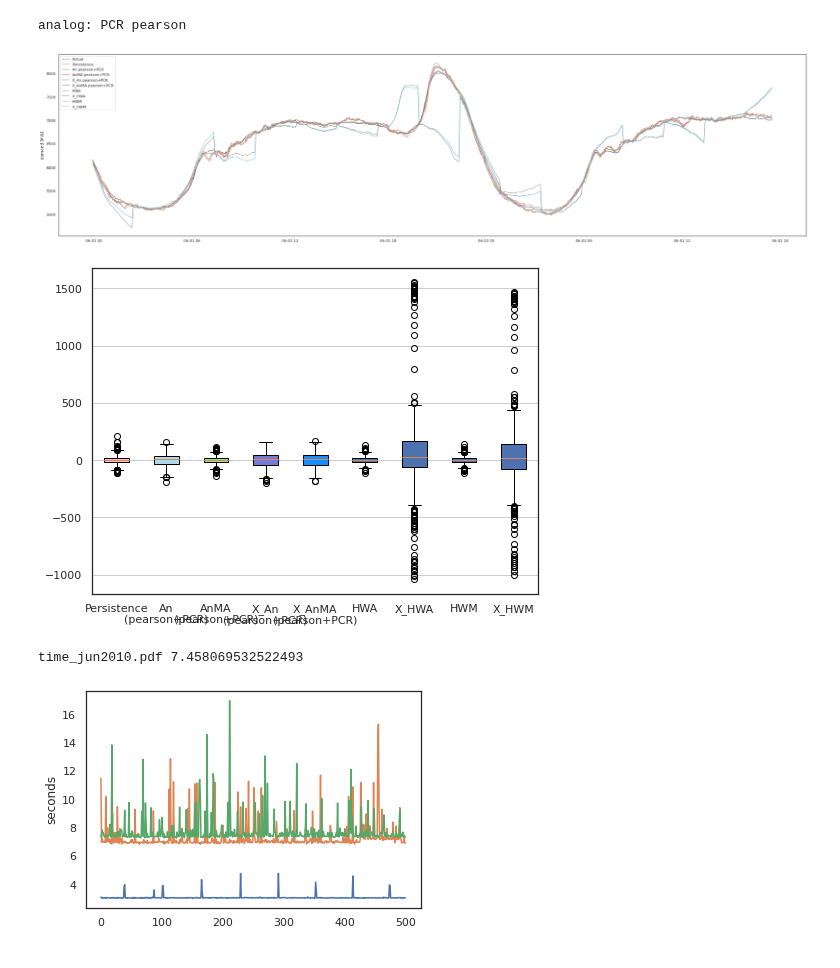
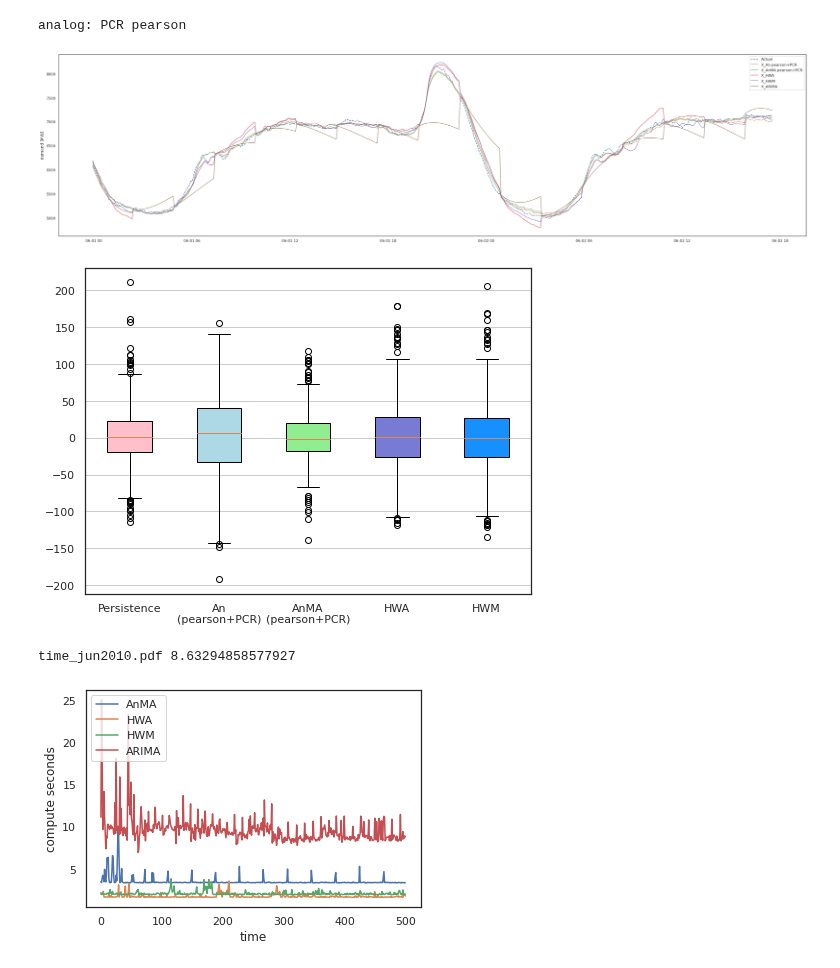
Before and after one commit to urieliram/analog, a Jupyter notebook: sandbox.ipynb, the cells around one changed output. Drawn from its saved outputs; the diff is of its cells as text; code cells hidden in the pictures.

```diff
--- a/sandbox.ipynb
+++ b/sandbox.ipynb
@@ -744,6 +801,7 @@ forecastHWA_   = []
 forecastX_HWA_ = []
 n_p            = n_p  ## Number of periods per step
 nfail          = 0
+dias           = 28
 
 for to,tt,tf in positions_test:
   j = 0
@@ -751,6 +809,7 @@ for to,tt,tf in positions_test:
   for i in range(tt,tf,1):
     vsele = vsele ## Number of periods in a window
     X_train = serie1[to+j:tt+j]
+    X_train = X_train[-dias*vsele:-1] ## funcionó bien con 28 dias atras
     t_o = time.time()
     try:
       pred_ = HoltWinters(X_train,vsele,option='Additive')
@@ -784,6 +843,7 @@ forecastHWM_   = []
 forecastX_HWM_ = []
 n_p            = n_p  ## Number of periods per step
 nfail          = 0
+dias           = 28
 
 for to,tt,tf in positions_test:
   j = 0
@@ -791,6 +851,7 @@ for to,tt,tf in positions_test:
   for i in range(tt,tf,1):
     vsele = vsele ## Number of periods in a window
     X_train = serie1[to+j:tt+j]
+    X_train = X_train[-dias*vsele:-1] ## funcionó bien con 28 dias atras
     t_o = time.time()
     try:
       pred_ = HoltWinters(X_train,vsele,option='Multiplicative') ##'Additive' 'Multiplicative' 'Additive Dam' 'Multiplicative Dam'
@@ -821,7 +882,7 @@ print('>>>Number of forecasts not calculated:', nfail)
 # %% [markdown]
 ## AnMA Analog
 # %%
-time_           = []
+timeAn_           = []
 forecastAn_     = []
 forecastAnMA_   = []
 forecastX_An_   = []
@@ -860,8 +921,8 @@ for to,tt,tf in positions_test:
             c = tt + j - min(j,vsele)
             d = tt + j
             array2 = np.array(serie1[c:d])
-            epsilon = np.subtract(array1,array2) ## Errores del primer pronóstico
-            ar = AutoReg(epsilon, lags=n_p).fit()
+            epsilon = np.subtract(array1,array2)  ## Errores del primer pronóstico
+            ar = AutoReg(epsilon, lags=int(n_p/2)).fit() ## Ajuste de los últimos n_p/2
             delta = ar.forecast(1)
             MA_ = pred_list[0:1] - delta
             forecastAnMA_.extend(MA_)
@@ -877,7 +938,7 @@ for to,tt,tf in positions_test:
                 s=0
             forecastAnMA_ = forecastAn_
 
-        time_.append(time.time() - t_o)
+        timeAn_.append(time.time() - t_o)
         j = j + 1
         s = s + 1
 
@@ -889,7 +950,7 @@ for to,tt,tf in positions_test:
         forecastAnMA_   = forecastAnMA_[  0:end]
         forecastX_AnMA_ = forecastX_AnMA_[0:end]
         forecastX_An_   = forecastX_An_[  0:end]
-print('>>>Number of forecasts not calculated:', nfail)
+print('>>> Number of forecasts not calculated:', nfail)
 # %%
 date_i = df_5.reset_index().iloc[tt].Date
 print('analog:',typereg,typedist)
@@ -899,15 +960,17 @@ analog: PCR pearson
 df_results = pd.DataFrame({
   'datetime'          : pd.date_range(date_i, periods=len(test_), freq="5T"),
   'Actual'            : test_,
-  'Persistence'       : forecastp_,
-  'An '    +typedist+'+'+typereg: forecastAn_,
-  'AnMA '  +typedist+'+'+typereg: forecastAnMA_,
+  # 'Persistence'       : forecastp_,
+  # 'An '    +typedist+'+'+typereg: forecastAn_,
+  # 'AnMA '  +typedist+'+'+typereg: forecastAnMA_,
+  # 'HWA '                         : forecastHWA_,
+  # 'HWM '                         : forecastHWM_,
+  # 'ARIMA '                       : forecastARIMA_,
   'X_An '  +typedist+'+'+typereg: forecastX_An_,
   'X_AnMA '+typedist+'+'+typereg: forecastX_AnMA_,
-  'HWA '                         : forecastHWA_,
   'X_HWA '                       : forecastX_HWA_,
-  'HWM '                         : forecastHWM_,
   'X_HWM '                       : forecastX_HWM_,
+  'X_ARIMA '                     : forecastX_ARIMA_,
 })
 df_results = df_results.set_index('datetime')
 
@@ -925,7 +988,7 @@ plt.ylabel('demand (MW)')
 plt.savefig('series_'+monthyear+'.pdf')
 plt.show()
 # %% [output]
-[figure, old version]
+[figure, new version]
 # %%
 a=0; b=2000
 mae_p  = mean_absolute_error(test_[a:b],forecastp_[a:b])
@@ -966,10 +1037,12 @@ bias_xhwm = bias.bias(test_[a:b],forecastX_HWM_[a:b])
 # %%
+## One-period
 d      = typedist
 m      = typereg
-data   = [diff(test_,forecastp_), diff(test_,forecastAn_), diff(test_,forecastAnMA_), diff(test_,forecastX_An_), diff(test_,forecastX_AnMA_),
-          diff(test_,forecastHWA_), diff(test_,forecastX_HWA_), diff(test_,forecastHWM_), diff(test_,forecastX_HWM_)]
-labels = ['Persistence', 'An\n('+d+'+'+m+')', 'AnMA\n('+d+'+'+m+')', 'X_An\n('+d+'+'+m+')', 'X_AnMA\n('+d+'+'+m+')',
-                         'HWA', 'X_HWA', 'HWM', 'X_HWM']
+data   = [diff(test_,forecastp_), diff(test_,forecastAn_), diff(test_,forecastAnMA_),
+          diff(test_,forecastHWA_), diff(test_,forecastHWM_),
+          ]
+labels = ['Persistence', 'An\n('+d+'+'+m+')', 'AnMA\n('+d+'+'+m+')',
+                         'HWA',  'HWM',]
 fig, axes = plt.subplots(nrows=1, ncols=1, figsize=(8, 6))
 CYAN = '#76ced6' ; LILA = '#777bd4'; VERDE='#17cb49'; LETRASNARA ='#ff8000'; AZUL='#168fff'; OTROAZUL = "b-"; ROJO= "#FF0000"; # 'pink', 'lightblue', 'lightgreen',
 #plt.tick_params(colors = LETRASNARA, which='both')
@@ -989,4 +1062,4 @@ namefile = 'boxplot_'+monthyear+'.pdf'
 plt.savefig(namefile, transparent=True)
 plt.show()
 # %% [output]
-[figure, old version]
+[figure, new version]
@@ -993,15 +1094,19 @@ plt.show()
 # %%
-plt.plot(time_,)
-plt.plot(timeHWA_,)
-plt.plot(timeHWM_,)
-plt.ylabel('seconds')
-print('time_'+monthyear+'.pdf',((np.mean(time_)*8723)/60)/60 )
+plt.plot(timeAn_, label="AnMA")
+plt.plot(timeHWA_, label="HWA")
+plt.plot(timeHWM_, label="HWM")
+plt.plot(timeARIMA_, label="ARIMA")
+plt.ylabel('compute seconds')
+plt.xlabel('time')
+plt.legend(loc="upper left")
 
-namefile = 'time_'+monthyear+'.pdf'
+print('time_'+monthyear+'.pdf',((np.mean(timeAn_)*8723)/60)/60 )
+
+namefile = 'timeAn_'+monthyear+'.pdf'
 plt.savefig(namefile, transparent=True)
 # %% [output]
-time_jun2010.pdf 7.458069532522493
+time_jun2010.pdf 8.63294858577927
-[figure, old version]
+[figure, new version]
 # %%
 df_resultados = pd.DataFrame([
   {
```
Also changed, not shown: parts of 15 cells of this notebook.
